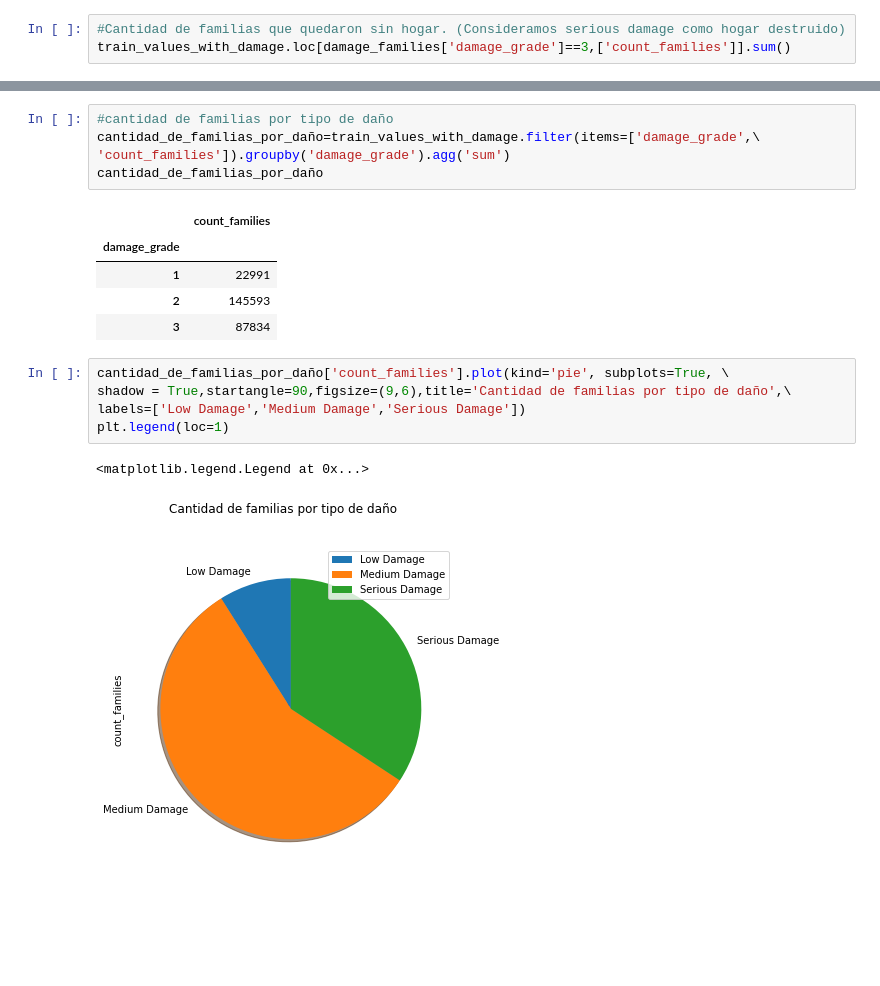
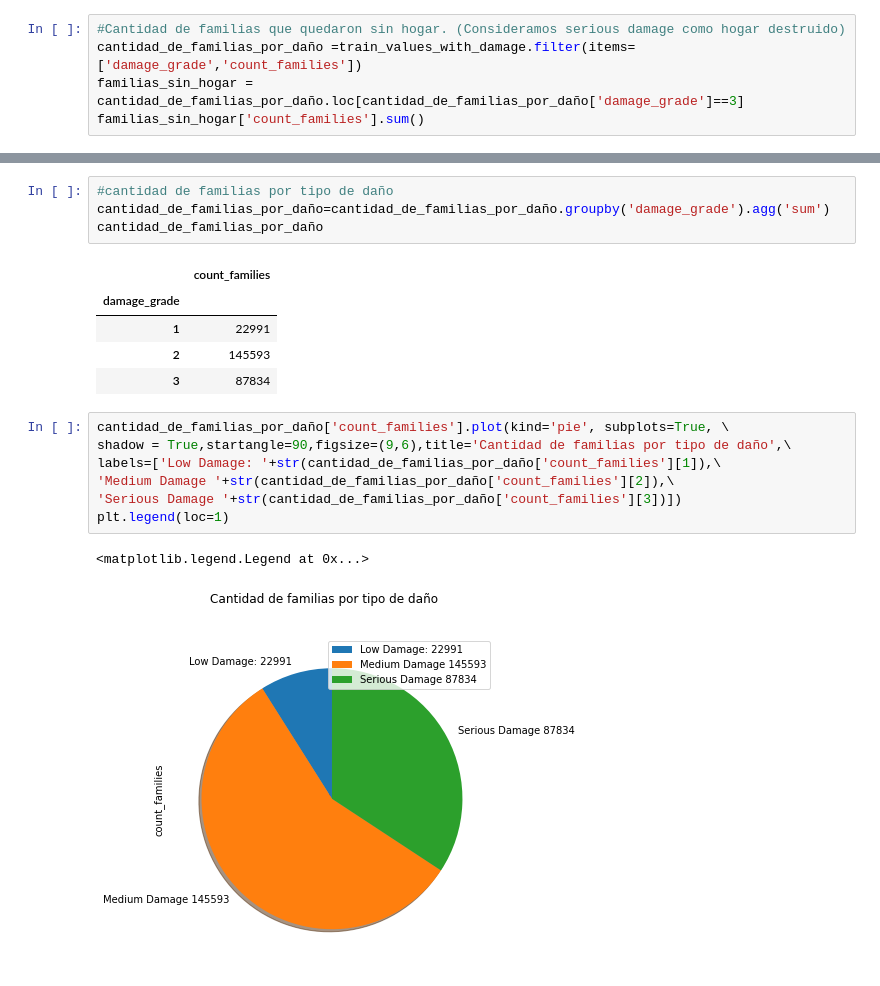
Before and after one commit to juanchycc/Datos-tp1, a Jupyter notebook: tp1.ipynb, the cells around one changed output, grey strips where cells are left out. Saved outputs shown, nothing was run; the diff lists cells and outputs as text; blank space fills up the shorter version.

```diff
--- a/tp1.ipynb
+++ b/tp1.ipynb
@@ -128,5 +128,7 @@ plt.legend(loc=2)
 [figure]
 # %%
 #Cantidad de familias que quedaron sin hogar. (Consideramos serious damage como hogar destruido)
-train_values_with_damage.loc[damage_families['damage_grade']==3,['count_families']].sum()
+cantidad_de_familias_por_daño =train_values_with_damage.filter(items=['damage_grade','count_families'])
+familias_sin_hogar = cantidad_de_familias_por_daño.loc[cantidad_de_familias_por_daño['damage_grade']==3]
+familias_sin_hogar['count_families'].sum()
 # %% [output]
@@ -135,7 +136,6 @@ dtype: int64
 # %%
 #cantidad de familias por tipo de daño
-cantidad_de_familias_por_daño=train_values_with_damage.filter(items=['damage_grade',\
-'count_families']).groupby('damage_grade').agg('sum')
+cantidad_de_familias_por_daño=cantidad_de_familias_por_daño.groupby('damage_grade').agg('sum')
 cantidad_de_familias_por_daño
 # %% [output]
 |  | count_families |
@@ -146,8 +146,10 @@ cantidad_de_familias_por_daño
 # %%
 cantidad_de_familias_por_daño['count_families'].plot(kind='pie', subplots=True, \
 shadow = True,startangle=90,figsize=(9,6),title='Cantidad de familias por tipo de daño',\
-labels=['Low Damage','Medium Damage','Serious Damage'])
+labels=['Low Damage: '+str(cantidad_de_familias_por_daño['count_families'][1]),\
+'Medium Damage '+str(cantidad_de_familias_por_daño['count_families'][2]),\
+'Serious Damage '+str(cantidad_de_familias_por_daño['count_families'][3])])
 plt.legend(loc=1)
 # %% [output]
 <matplotlib.legend.Legend at 0x...>
-[figure, old version]
+[figure, new version]
```
Also changed, not shown: parts of 5 cells of this notebook.
